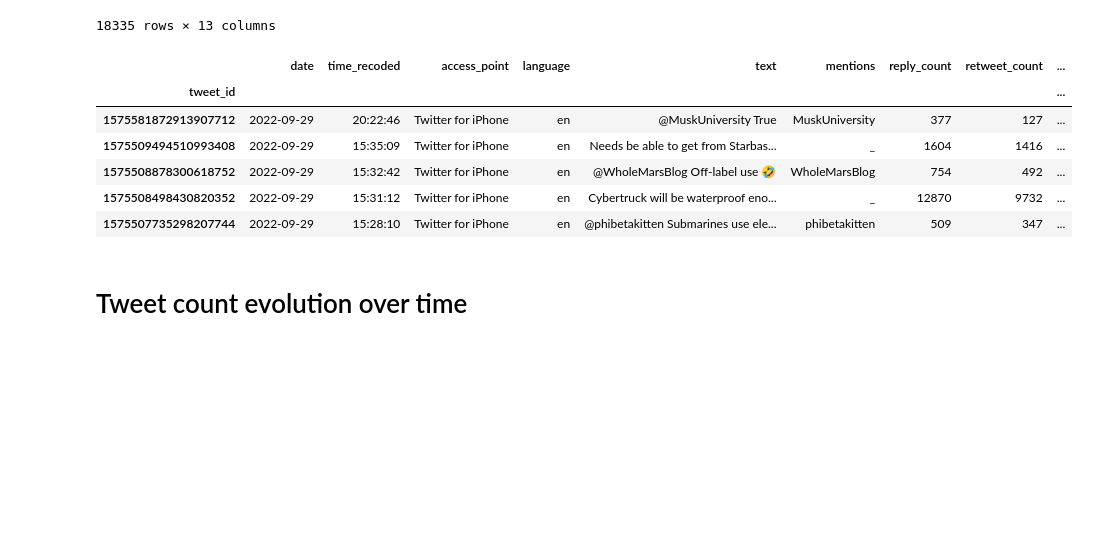
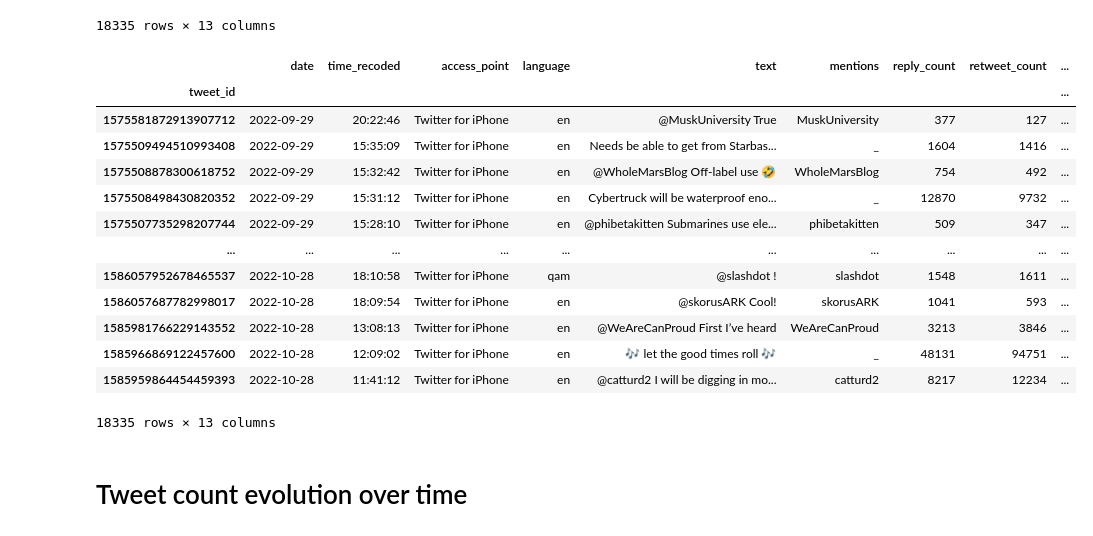
Before and after one commit to tatdef/IH_project4_Dataviz, a Jupyter notebook: ElonTweetsAnalysis_Tat.ipynb, the cells around one changed output. Saved outputs shown, nothing was run; the diff lists cells and outputs as text; code cells hidden in the pictures; blank space fills up the shorter version.

```diff
--- a/ElonTweetsAnalysis_Tat.ipynb
+++ b/ElonTweetsAnalysis_Tat.ipynb
@@ -34,15 +34,22 @@ data.sort_values('date', ascending=False)
 | 15434727182 | 2010-06-04 | 18:31:57 | Twitter Web Client | en | Please ignore prior tweets, as th... | _ | 967 | 559 | ... |
 18335 rows × 13 columns
 # %%
-data.head()
+data
 # %% [output]
 |  | date | time_recoded | access_point | language | text | mentions | reply_count | retweet_count | ... |
 | tweet_id |  |  |  |  |  |  |  |  | ... |
 | 1575581872913907712 | 2022-09-29 | 20:22:46 | Twitter for iPhone | en | @MuskUniversity True | MuskUniversity | 377 | 127 | ... |
 | 1575509494510993408 | 2022-09-29 | 15:35:09 | Twitter for iPhone | en | Needs be able to get from Starbas... | _ | 1604 | 1416 | ... |
 | 1575508878300618752 | 2022-09-29 | 15:32:42 | Twitter for iPhone | en | @WholeMarsBlog Off-label use 🤣 | WholeMarsBlog | 754 | 492 | ... |
 | 1575508498430820352 | 2022-09-29 | 15:31:12 | Twitter for iPhone | en | Cybertruck will be waterproof eno... | _ | 12870 | 9732 | ... |
 | 1575507735298207744 | 2022-09-29 | 15:28:10 | Twitter for iPhone | en | @phibetakitten Submarines use ele... | phibetakitten | 509 | 347 | ... |
+| ... | ... | ... | ... | ... | ... | ... | ... | ... | ... |
+| 1586057952678465537 | 2022-10-28 | 18:10:58 | Twitter for iPhone | qam | @slashdot ! | slashdot | 1548 | 1611 | ... |
+| 1586057687782998017 | 2022-10-28 | 18:09:54 | Twitter for iPhone | en | @skorusARK Cool! | skorusARK | 1041 | 593 | ... |
+| 1585981766229143552 | 2022-10-28 | 13:08:13 | Twitter for iPhone | en | @WeAreCanProud First I’ve heard | WeAreCanProud | 3213 | 3846 | ... |
+| 1585966869122457600 | 2022-10-28 | 12:09:02 | Twitter for iPhone | en | 🎶 let the good times roll 🎶 | _ | 48131 | 94751 | ... |
+| 1585959864454459393 | 2022-10-28 | 11:41:12 | Twitter for iPhone | en | @catturd2 I will be digging in mo... | catturd2 | 8217 | 12234 | ... |
+18335 rows × 13 columns
 # %% [markdown]
 # Tweet count evolution over time
 # %%
```
Also changed, not shown: parts of 26 cells of this notebook, 1 other file.
